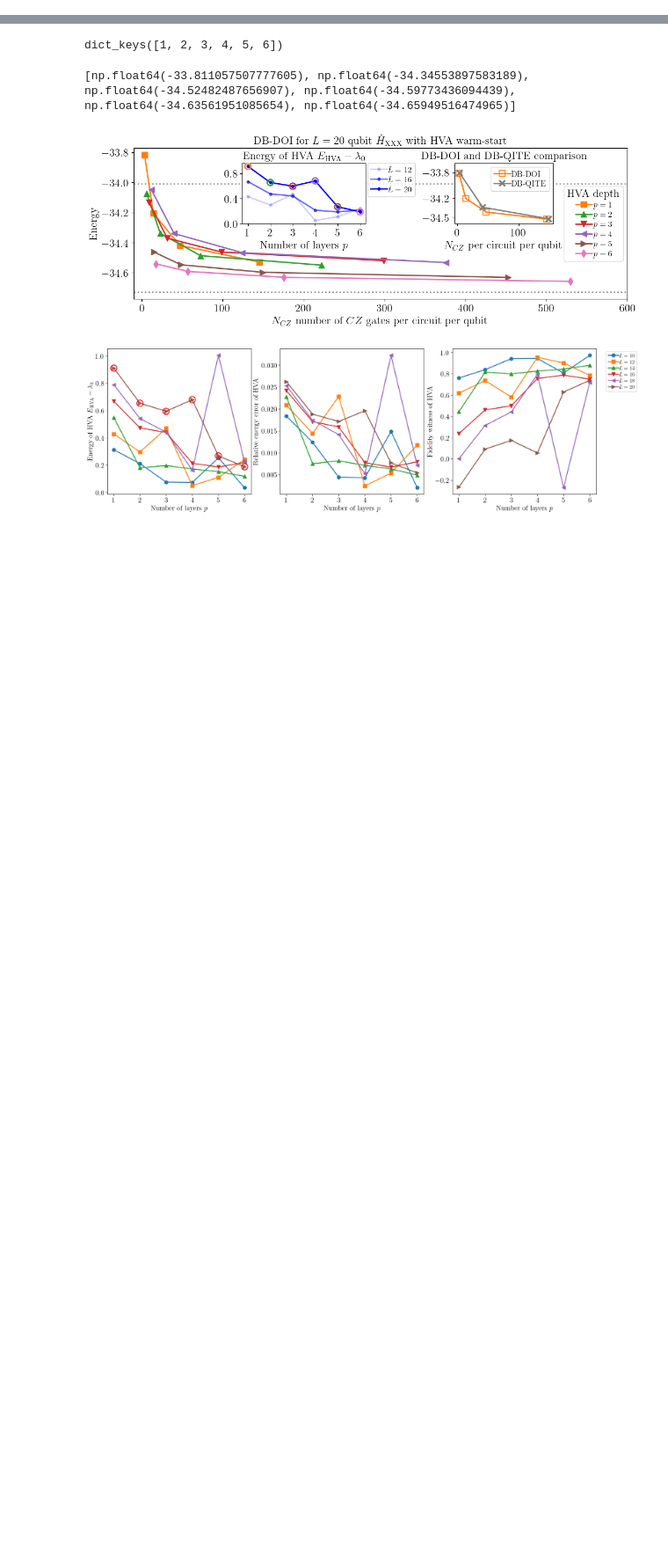
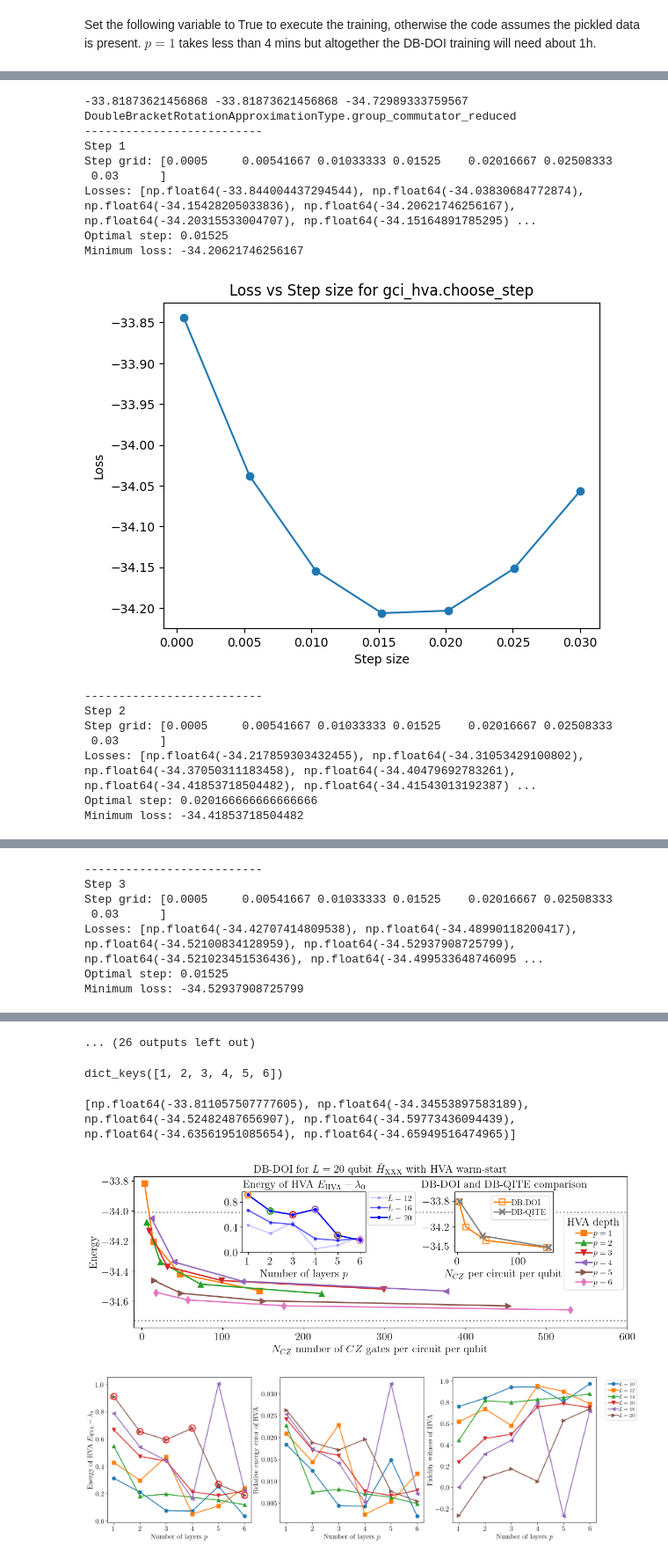
Before and after one commit to qiboteam/qibo-dbqa, a Jupyter notebook: examples/Fig_4_HVA_and_DB_DOI/Example_5_Main_Fig_4_DB-DOI_training_data_generation_loading_and_plotting.ipynb, the cells around one changed output, grey strips where cells are left out. Shown at 88% size. Cells and saved outputs as stored; diff of their text form; code cells hidden in the pictures; blank space fills up the shorter version.

Commit message:
finished running the circuits

```diff
--- a/examples/Fig_4_HVA_and_DB_DOI/Example_5_Main_Fig_4_DB-DOI_training_data_generation_loading_and_plotting.ipynb
+++ b/examples/Fig_4_HVA_and_DB_DOI/Example_5_Main_Fig_4_DB-DOI_training_data_generation_loading_and_plotting.ipynb
@@ -15,21 +17,29 @@ from qibo.hamiltonians import Hamiltonian, SymbolicHamiltonian
 from db_doi.group_commutator_iteration import GroupCommutatorIteration, DoubleBracketRotationApproximationType
 from db_doi.utils_XXZ_compilation import *
 # %%
-from db_doi.utils_reporting import load_data, loading_simulation_data_path, fidelity_witness, save_data
+from db_doi.utils_reporting import load_data, fidelity_witness, save_data,two_qubit_counter
 
 HVA_results = {}
-HVA_energies = load_data(loading_simulation_data_path() + f"energies")
+HVA_energies = load_data("simulation_results/Qibo_HVA/training_run_1.0/" + f"energies")
 for L in HVA_energies['Ls']:
-    HVA_results[L] = load_data(loading_simulation_data_path() + f"XXZ_HVA_data_L{L}")
-selected_circuits = load_data(loading_simulation_data_path() + f"selected_HVA_circuits")
+    HVA_results[L] = load_data("simulation_results/Qibo_HVA/training_run_1.0/" + f"XXZ_HVA_data_L{L}")
+selected_circuits = load_data("simulation_results/Qibo_HVA/training_run_1.0/" + f"selected_HVA_circuits")
+# %% [markdown]
+Set the following variable to True to execute the training, otherwise the code assumes the pickled data is present. $p=1$ takes less than 4 mins but altogether the DB-DOI training will need about 1h.
+# %%
+please_run_training = True
 # %%
 L = 20
 E0 = HVA_energies['E0_L'][L]
 E1 = HVA_energies['E1_L'][L]
-if 0: #change this to run the DB-DOI training, otherwise it will be loaded from the github pickle
+import time
+
+
+if please_run_training: #change this to run the DB-DOI training, otherwise it will be loaded from the github pickle
     db_doi_hva_results = {}
-
+    db_doi_results_steps = {}
     for p in [1,2,3,4,5,6]:
+        start_time = time.time()
         db_doi_warmstart_circuit = HVA_results[L][f"HVA_Nlayers_{p}"]['circuit']
         gci = GroupCommutatorIteration(XXZ_compilation_line(L), db_doi_warmstart_circuit, DoubleBracketRotationApproximationType.group_commutator_reduced )
         print(gci.loss(), HVA_results[L][f"HVA_Nlayers_{p}"]['E_HVA'], E0)
@@ -39,8 +49,8 @@ if 0: #change this to run the DB-DOI training, otherwise it will be loaded from
 
         doi = hamiltonians.SymbolicHamiltonian( sum([ Z(i) for i in range(L)]))
 
-        gci_results = {}
 
+        db_doi_steps = []
         db_doi_two_qubit_counts = [ two_qubit_counter(db_doi_warmstart_circuit) ]
         db_doi_energies =  [ gci.loss() ]
         db_doi_circuits = [deepcopy(db_doi_warmstart_circuit)]
@@ -56,6 +66,7 @@ if 0: #change this to run the DB-DOI training, otherwise it will be loaded from
             print("Losses:", losses)
             print(f"Optimal step: {s_opt}")
             print(f"Minimum loss: {s_min}")
+            db_doi_steps.append(s_opt)
             plt.figure()
             plt.plot(step_grid, losses, marker='o')
             plt.xlabel('Step size')
@@ -69,8 +80,18 @@ if 0: #change this to run the DB-DOI training, otherwise it will be loaded from
             db_doi_energies.append(gci.loss())
             db_doi_circuits.append(deepcopy(gci.preparation_circuit))
             db_doi_fidelity_witness.append(fidelity_witness(gci.loss(),E0,E1))
+        db_doi_results_steps[p] = {'s_opt': db_doi_steps, 's_min': s_min, 'losses': losses, }
         db_doi_hva_results[p] = {'energies': db_doi_energies,
                             'cz_counts': db_doi_two_qubit_counts,
                             'fidelity_witness':db_doi_fidelity_witness,
-                            'circuits': db_doi_circuits}
-    save_data(db_doi_hva_results, loading_simulation_data_path()+f"XXZ_DB_DOI_HVA_data_L_{L}")
+                            'circuits': db_doi_circuits,
+                            's_opt': db_doi_steps}
+        end_time = time.time()
+
+        # Calculate the duration
+        duration = end_time - start_time
+
+        print(f"The function took {duration:.4f} seconds to execute.")
+    save_data(db_doi_hva_results, "simulation_results/Qibo_HVA/reruning_DB_DOI_with_known_s/"+f"XXZ_DB_DOI_HVA_data_L_{L}")
+    save_data(db_doi_results_steps, "simulation_results/Qibo_HVA/reruning_DB_DOI_with_known_s/"+f"XXZ_DB_DOI_steps_HVA_data_L_{L}")
+# %% [output]
@@ -76,0 +99,17 @@ if 0: #change this to run the DB-DOI training, otherwise it will be loaded from
+-33.81873621456868 -33.81873621456868 -34.72989333759567
+DoubleBracketRotationApproximationType.group_commutator_reduced
+--------------------------
+Step 1
+Step grid: [0.0005     0.00541667 0.01033333 0.01525    0.02016667 0.02508333
+ 0.03      ]
+Losses: [np.float64(-33.844004437294544), np.float64(-34.03830684772874), np.float64(-34.15428205033836), np.float64(-34.20621746256167), np.float64(-34.20315533004707), np.float64(-34.15164891785295) ...
+Optimal step: 0.01525
+Minimum loss: -34.20621746256167
+[figure, added]
+--------------------------
+Step 2
+Step grid: [0.0005     0.00541667 0.01033333 0.01525    0.02016667 0.02508333
+ 0.03      ]
+Losses: [np.float64(-34.217859303432455), np.float64(-34.31053429100802), np.float64(-34.37050311183458), np.float64(-34.40479692783261), np.float64(-34.41853718504482), np.float64(-34.41543013192387) ...
+Optimal step: 0.020166666666666666
+Minimum loss: -34.41853718504482
@@ -76,0 +117,7 @@ if 0: #change this to run the DB-DOI training, otherwise it will be loaded from
+--------------------------
+Step 3
+Step grid: [0.0005     0.00541667 0.01033333 0.01525    0.02016667 0.02508333
+ 0.03      ]
+Losses: [np.float64(-34.42707414809538), np.float64(-34.48990118200417), np.float64(-34.52100834128959), np.float64(-34.52937908725799), np.float64(-34.521023451536436), np.float64(-34.499533648746095 ...
+Optimal step: 0.01525
+Minimum loss: -34.52937908725799
@@ -77,2 +151,3 @@ if 0: #change this to run the DB-DOI training, otherwise it will be loaded from
+... (26 outputs left out)
 # %%
 from db_doi.utils_reporting import *
```
Also changed, not shown: parts of 4 cells of this notebook, 2 other files.
